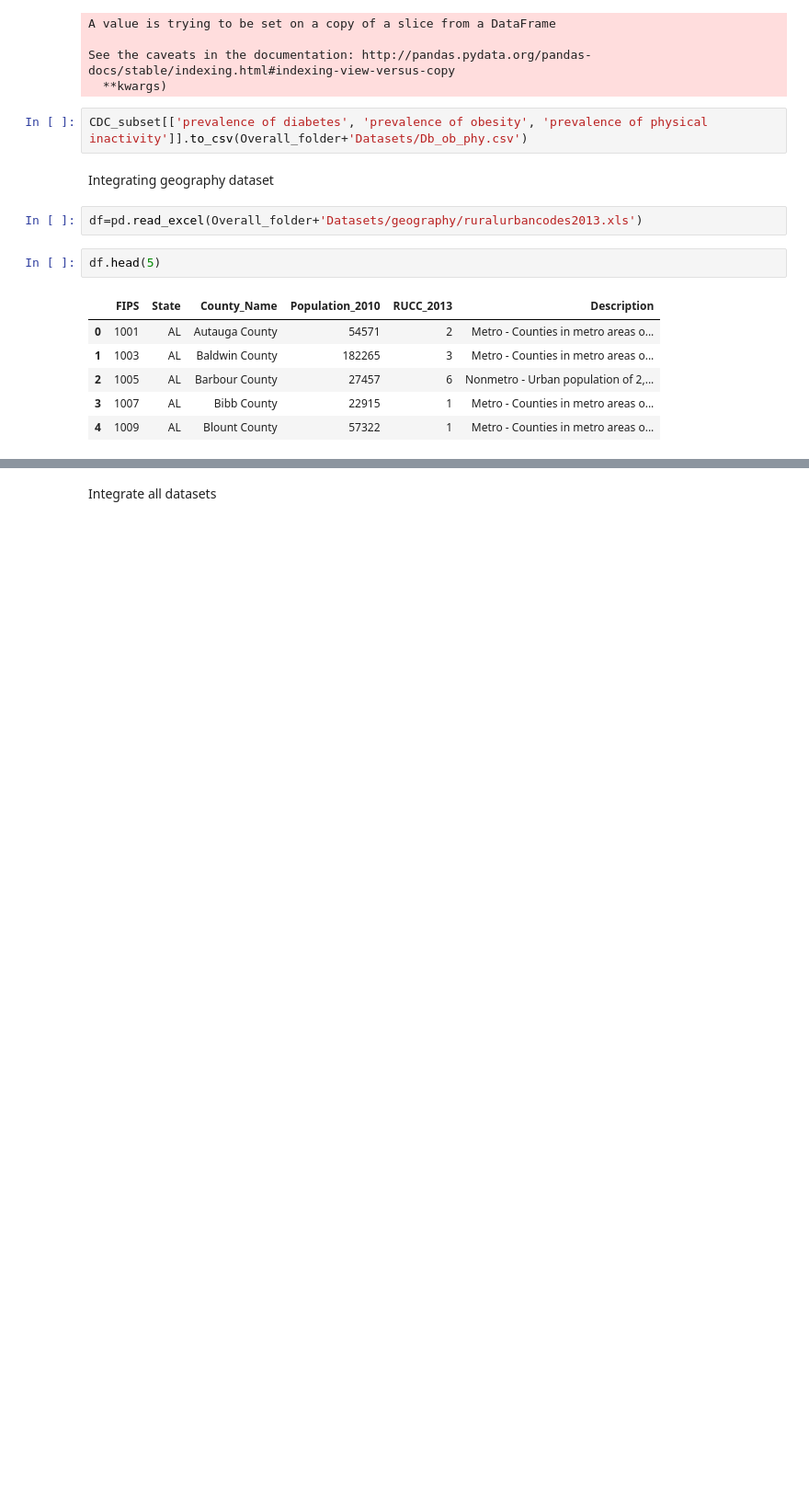
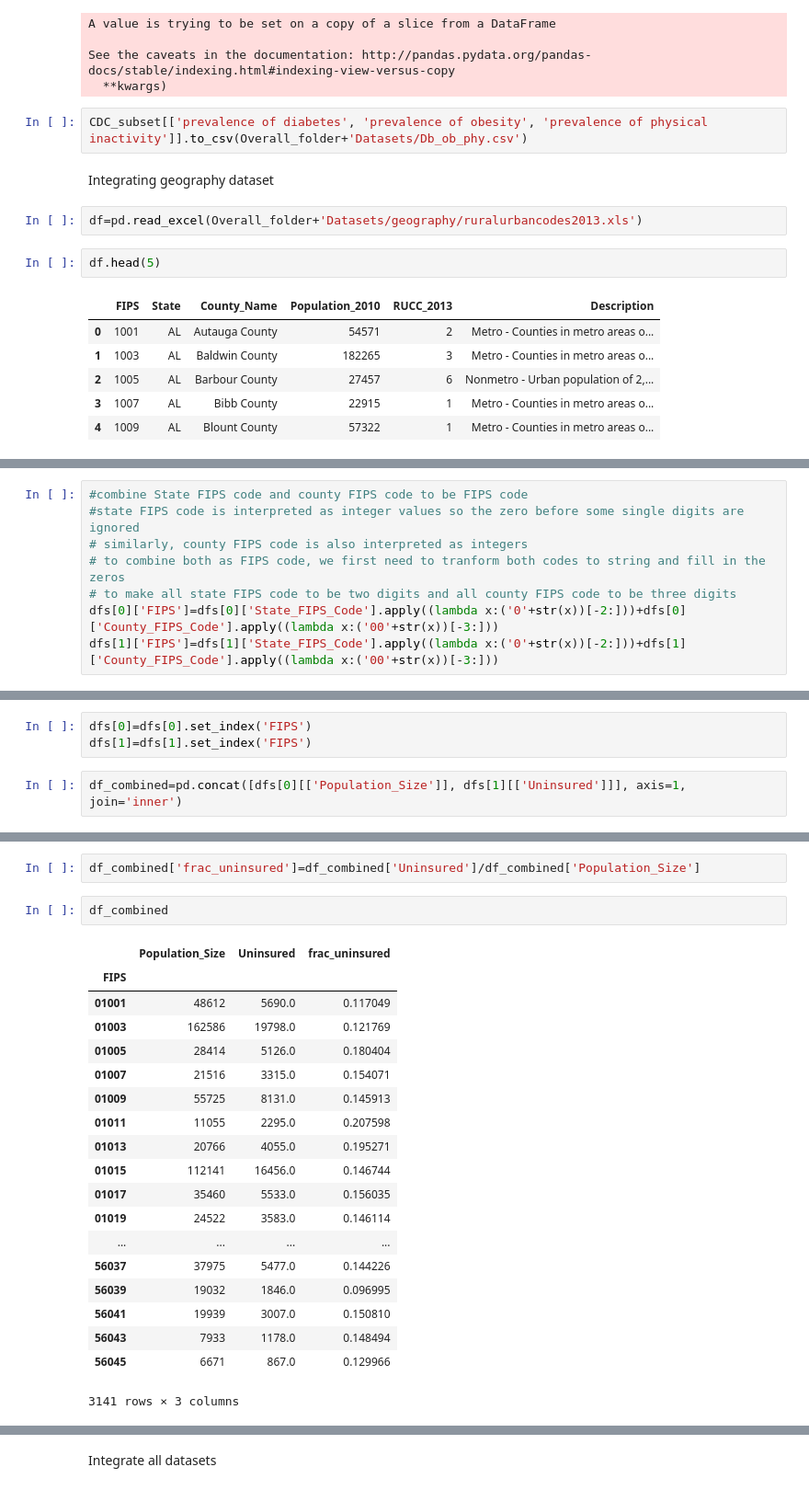
Before and after one commit to cathyxinxyz/Capstone_Project_1, a Jupyter notebook: Codes/Data Integration.ipynb, the cells around one changed output, grey strips where cells are left out. Shown at 92% size. Cells and saved outputs as stored; diff of their text form; blank space fills up the shorter version.

```diff
--- a/Codes/Data Integration.ipynb
+++ b/Codes/Data Integration.ipynb
@@ -368,0 +446,8 @@ df.to_csv(Overall_folder+'Datasets/rural_urban_codes.csv')
+# %%
+#combine State FIPS code and county FIPS code to be FIPS code
+#state FIPS code is interpreted as integer values so the zero before some single digits are ignored
+# similarly, county FIPS code is also interpreted as integers
+# to combine both as FIPS code, we first need to tranform both codes to string and fill in the zeros
+# to make all state FIPS code to be two digits and all county FIPS code to be three digits
+dfs[0]['FIPS']=dfs[0]['State_FIPS_Code'].apply((lambda x:('0'+str(x))[-2:]))+dfs[0]['County_FIPS_Code'].apply((lambda x:('00'+str(x))[-3:]))
+dfs[1]['FIPS']=dfs[1]['State_FIPS_Code'].apply((lambda x:('0'+str(x))[-2:]))+dfs[1]['County_FIPS_Code'].apply((lambda x:('00'+str(x))[-3:]))
@@ -368,0 +485,5 @@ df.to_csv(Overall_folder+'Datasets/rural_urban_codes.csv')
+# %%
+dfs[0]=dfs[0].set_index('FIPS')
+dfs[1]=dfs[1].set_index('FIPS')
+# %%
+df_combined=pd.concat([dfs[0][['Population_Size']], dfs[1][['Uninsured']]], axis=1, join='inner')
@@ -368,0 +512,24 @@ df.to_csv(Overall_folder+'Datasets/rural_urban_codes.csv')
+# %%
+df_combined['frac_uninsured']=df_combined['Uninsured']/df_combined['Population_Size']
+# %%
+df_combined
+# %% [output]
+|  | Population_Size | Uninsured | frac_uninsured |
+| FIPS |  |  |  |
+| 01001 | 48612 | 5690.0 | 0.117049 |
+| 01003 | 162586 | 19798.0 | 0.121769 |
+| 01005 | 28414 | 5126.0 | 0.180404 |
+| 01007 | 21516 | 3315.0 | 0.154071 |
+| 01009 | 55725 | 8131.0 | 0.145913 |
+| 01011 | 11055 | 2295.0 | 0.207598 |
+| 01013 | 20766 | 4055.0 | 0.195271 |
+| 01015 | 112141 | 16456.0 | 0.146744 |
+| 01017 | 35460 | 5533.0 | 0.156035 |
+| 01019 | 24522 | 3583.0 | 0.146114 |
+| ... | ... | ... | ... |
+| 56037 | 37975 | 5477.0 | 0.144226 |
+| 56039 | 19032 | 1846.0 | 0.096995 |
+| 56041 | 19939 | 3007.0 | 0.150810 |
+| 56043 | 7933 | 1178.0 | 0.148494 |
+| 56045 | 6671 | 867.0 | 0.129966 |
+3141 rows × 3 columns
```
Also changed, not shown: parts of 24 cells of this notebook, 19 other files.
